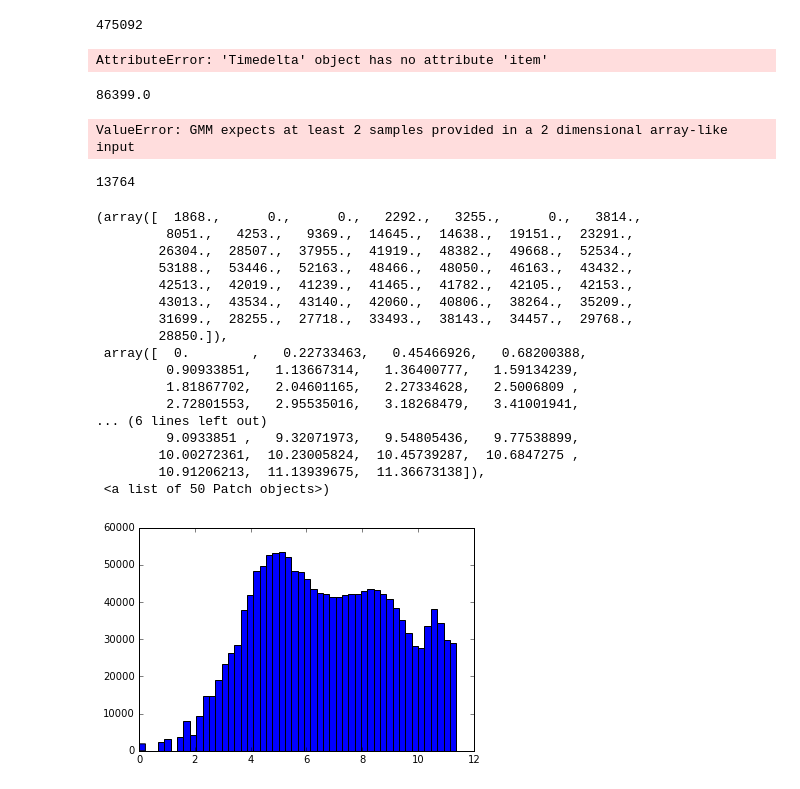
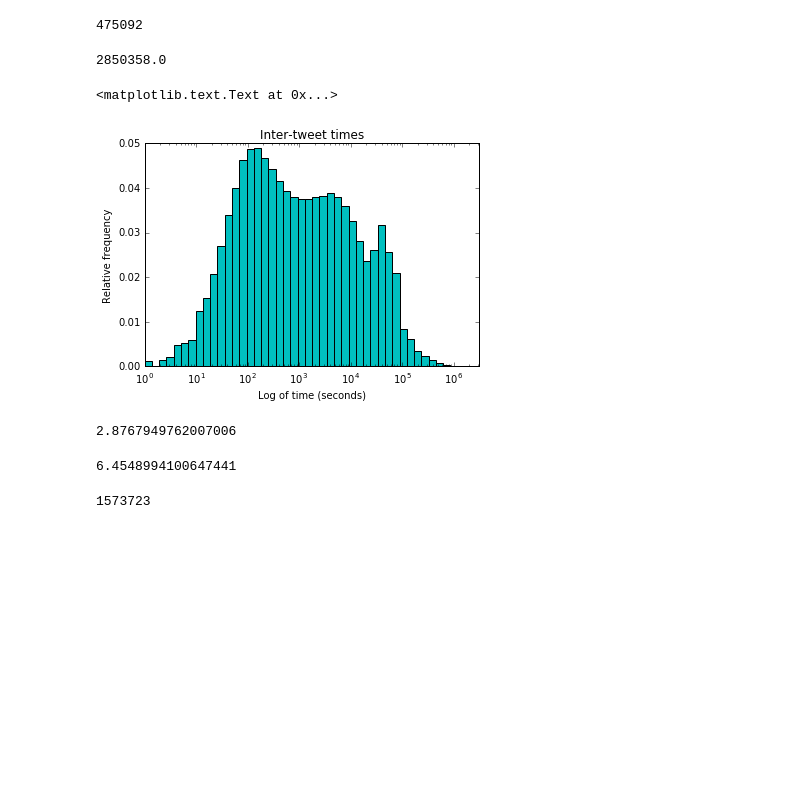
Before and after one commit to marinkala/ReplyNetworks, a Jupyter notebook: addGMMtoFigures.ipynb, the cells around one changed output. Drawn from its saved outputs; the diff is of its cells as text; code cells hidden in the pictures; blank space fills up the shorter version.

```diff
--- a/addGMMtoFigures.ipynb
+++ b/addGMMtoFigures.ipynb
@@ -9,15 +12,13 @@ import scipy.stats as st
 %matplotlib inline
 import matplotlib.pyplot as plt
 # %%
-df_oneSide=pd.read_csv('../data/bbContextOntopicRepliesOnlyDF.csv',sep=';')
+df_oneSide=pd.read_csv('../data/bbContextOntopicRepliesOnlyDFtimeZone.csv',sep=';')
 # %%
 df_oneSide['dateObj']=pd.to_datetime(df_oneSide.date)
 # %%
 df_oneSide=df_oneSide.sort(['user_id','dateObj'])
 # %% [markdown]
 ## Limit the data to the Analysis Window of 10/15/2012-11/23/2012
-# %%
-df_oneSide.dateObj=df_oneSide.dateObj.apply(lambda x: x-pd.to_timedelta('0 days 04:00:00') if x<pd.to_datetime('2012-11-03 22:00:00') else x-pd.to_timedelta('0 days 05:00:00'))
 # %%
 df_oneSide=df_oneSide[(df_oneSide.dateObj>=pd.to_datetime('2012-10-15 00:00:00')) & (df_oneSide.dateObj<pd.to_datetime('2012-11-24 00:00:00'))]
 # %%
@@ -33,26 +34,39 @@ len(replies)
 # %%
 grouped=df_oneSide.groupby('user_id')
 # %%
-df_oneSide['secDiff']=(grouped.dateObj.diff()).apply(lambda x: np.nan if pd.isnull(x) else x.item()/(10**9))
+df_oneSide['secDiff']=(grouped.dateObj.diff()).apply(lambda x: np.nan if pd.isnull(x) else x.value/(10**9))
-# %% [output]
-AttributeError: 'Timedelta' object has no attribute 'item'
 # %%
 np.max(df_oneSide.secDiff)
 # %% [output]
-86399.0
+2850358.0
-# %%
-# fit models with 1-10 components
-N = np.arange(1, 11)
-models = [None for i in range(len(N))]
-
-for i in range(len(N)):
-    models[i] = GMM(N[i]).fit(data)
-# %% [output]
-ValueError: GMM expects at least 2 samples provided in a 2 dimensional array-like input
-# %%
-# compute the AIC and the BIC
-AIC = [m.aic(X) for m in models]
-BIC = [m.bic(X) for m in models]
-# %% [output]
-13764
+# %%
+data = df_oneSide.secDiff.dropna().tolist()
+bins=np.logspace(0, int(np.log(max(data))), 100)
+width=bins[1:]-bins[:-1]
+h, b=np.histogram(data,bins)
+h=h/float(sum(h))
+plt.figure()
+plt.bar(b[:-1], h, width, color='c')
+#plt.plot(bins[:-1], fit[:-1]*width, linewidth=2)
+plt.gca().set_xscale("log")
+plt.xlim(xmin=0,xmax=10**6.5)
+plt.ylim(ymin=0, ymax=0.05)
+plt.title("Inter-tweet times")
+plt.xlabel('Log of time (seconds)')
+plt.ylabel('Relative frequency')
+# %% [output]
+<matplotlib.text.Text at 0x...>
+[figure, added]
+# %%
+np.log10(np.median(data))
+# %% [output]
+2.8767949762007006
+# %%
+np.log10(max(data))
+# %% [output]
+6.4548994100647441
+# %%
+len(df_oneSide[df_oneSide.secDiff!=0])
+# %% [output]
+1573723
 # %%
@@ -60,24 +74,3 @@ temp=np.log(df_oneSide.secDiff[df_oneSide.secDiff!=0].dropna())
-# %%
-plt.hist(temp,50)
-# %% [output]
-(array([  1868.,      0.,      0.,   2292.,   3255.,      0.,   3814.,
-         8051.,   4253.,   9369.,  14645.,  14638.,  19151.,  23291.,
-        26304.,  28507.,  37955.,  41919.,  48382.,  49668.,  52534.,
-        53188.,  53446.,  52163.,  48466.,  48050.,  46163.,  43432.,
-        42513.,  42019.,  41239.,  41465.,  41782.,  42105.,  42153.,
-        43013.,  43534.,  43140.,  42060.,  40806.,  38264.,  35209.,
-        31699.,  28255.,  27718.,  33493.,  38143.,  34457.,  29768.,
-        28850.]),
- array([  0.        ,   0.22733463,   0.45466926,   0.68200388,
-         0.90933851,   1.13667314,   1.36400777,   1.59134239,
-         1.81867702,   2.04601165,   2.27334628,   2.5006809 ,
-         2.72801553,   2.95535016,   3.18268479,   3.41001941,
-... (6 lines left out)
-         9.0933851 ,   9.32071973,   9.54805436,   9.77538899,
-        10.00272361,  10.23005824,  10.45739287,  10.6847275 ,
-        10.91206213,  11.13939675,  11.36673138]),
- <a list of 50 Patch objects>)
-[figure, removed]
 # %%
 max(temp)
 # %% [output]
```
Also changed, not shown: parts of 11 cells of this notebook, 12 other files.
